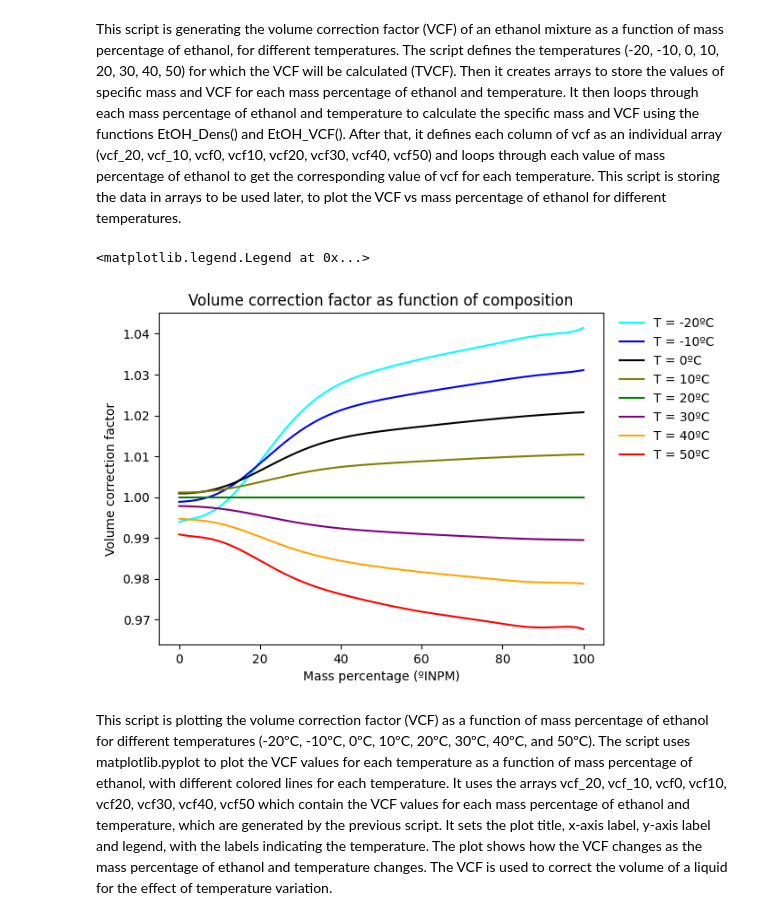
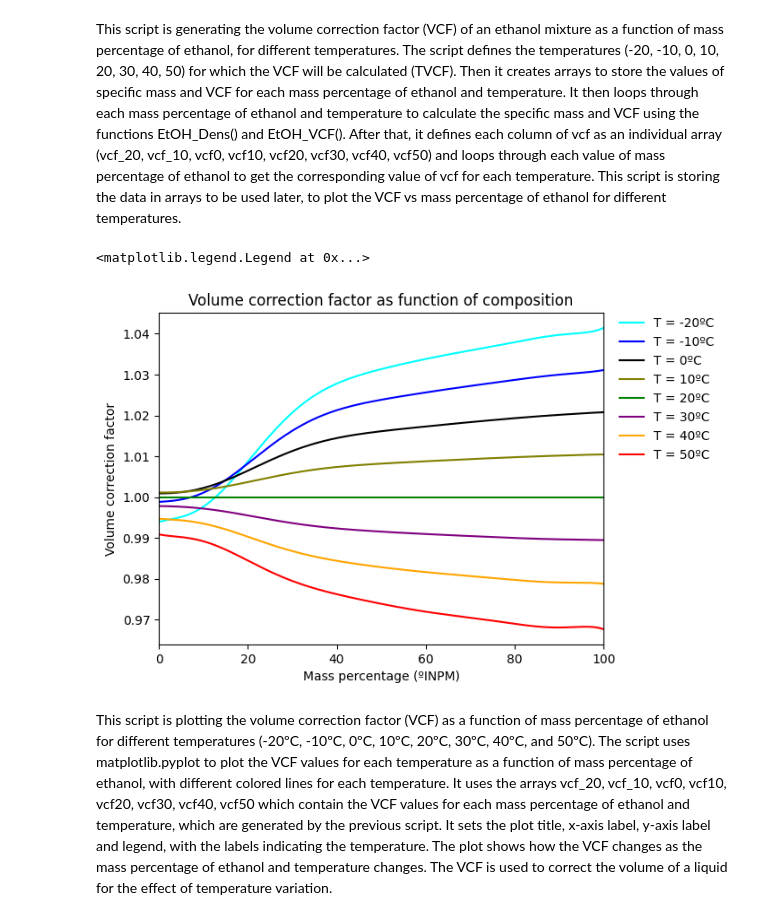
Before and after one commit to willc127/Alcoholic_curves, a Jupyter notebook: EtOH_Density.ipynb, the cells around one changed output. Cells and saved outputs as stored; diff of their text form; code cells hidden in the pictures.

```diff
--- a/EtOH_Density.ipynb
+++ b/EtOH_Density.ipynb
@@ -224,22 +226,23 @@ This script is storing the data in arrays to be used later, to plot the VCF vs m
 # %%
 #plot the VCF and composition for each temperature
 plt.plot(x, vcf_20,'-', color='cyan', label = 'T = -20ºC')
 plt.plot(x, vcf_10,'-', color='blue', label = 'T = -10ºC')
 plt.plot(x, vcf0,'-', color='black', label = 'T = 0ºC')
 plt.plot(x, vcf10,'-', color='olive', label = 'T = 10ºC')
 plt.plot(x, vcf20,'-', color='green', label = 'T = 20ºC')
 plt.plot(x, vcf30,'-', color='purple', label = 'T = 30ºC')
 plt.plot(x, vcf40,'-', color='orange', label = 'T = 40ºC')
 plt.plot(x, vcf50,'-', color='red', label = 'T = 50ºC')
 
 #Define the plot parameters
 plt.title('Volume correction factor as function of composition')
+plt.xlim(0,100)
 plt.xlabel('Mass percentage (ºINPM)')
 plt.ylabel('Volume correction factor')
 plt.legend(bbox_to_anchor=( 1.275, 1.02), frameon = False)
 # %% [output]
 <matplotlib.legend.Legend at 0x...>
-[figure, old version]
+[figure, new version]
 # %% [markdown]
 This script is plotting the volume correction factor (VCF) as a function of mass percentage of ethanol for different temperatures (-20ºC, -10ºC, 0ºC, 10ºC, 20ºC, 30ºC, 40ºC, and 50ºC). The script uses matplotlib.pyplot to plot the VCF values for each temperature as a function of mass percentage of ethanol, with different colored lines for each temperature. It uses the arrays vcf_20, vcf_10, vcf0, vcf10, vcf20, vcf30, vcf40, vcf50 which contain the VCF values for each mass percentage of ethanol and temperature, which are generated by the previous script.
 It sets the plot title, x-axis label, y-axis label and legend, with the labels indicating the temperature.
```
Also changed, not shown: parts of 1 cell of this notebook, 4 other files.
